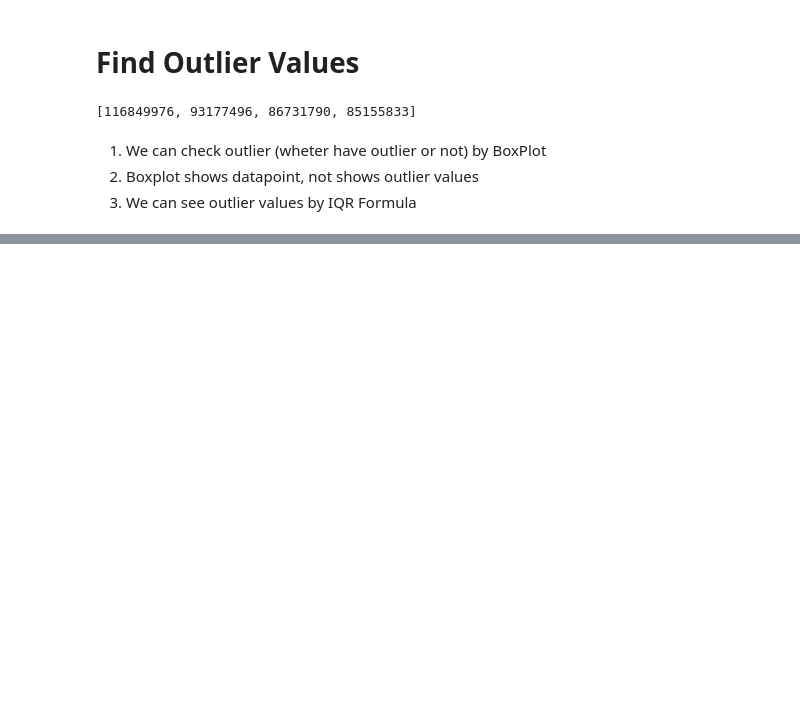
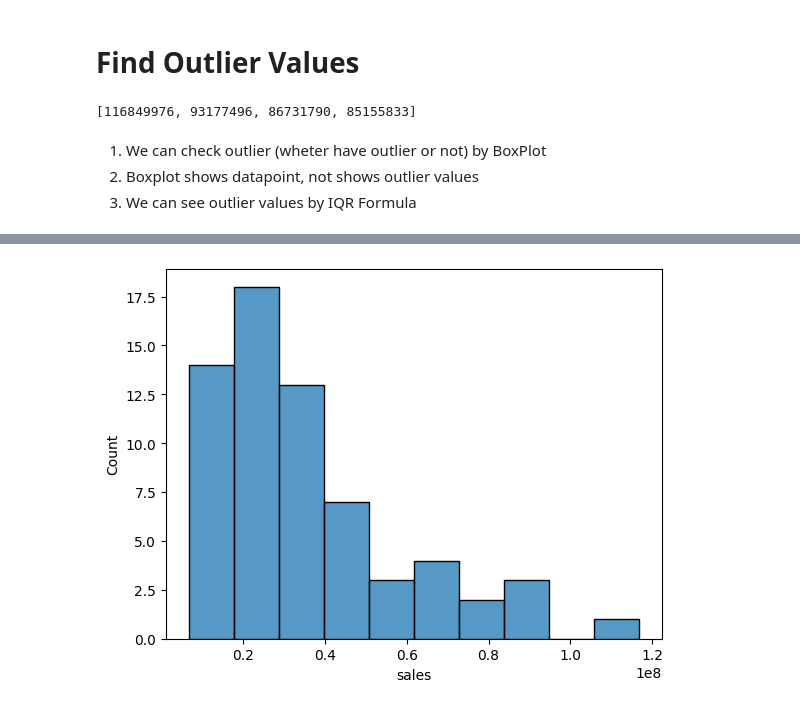
Before and after one commit to Maruf2309/BasicPython, a Jupyter notebook: percentile.ipynb, the cells around one changed output, grey strips where cells are left out. Saved outputs shown, nothing was run; the diff lists cells and outputs as text; code cells hidden in the pictures; blank space fills up the shorter version.

```diff
--- a/percentile.ipynb
+++ b/percentile.ipynb
@@ -153,0 +173,6 @@ print(outlier)
+# %%
+import seaborn as sns
+sns.histplot(data=df, bins='auto', x = 'sales') #
+plt.show()
+# %% [output]
+[figure, added]
```
Also changed, not shown: parts of 9 cells of this notebook.
